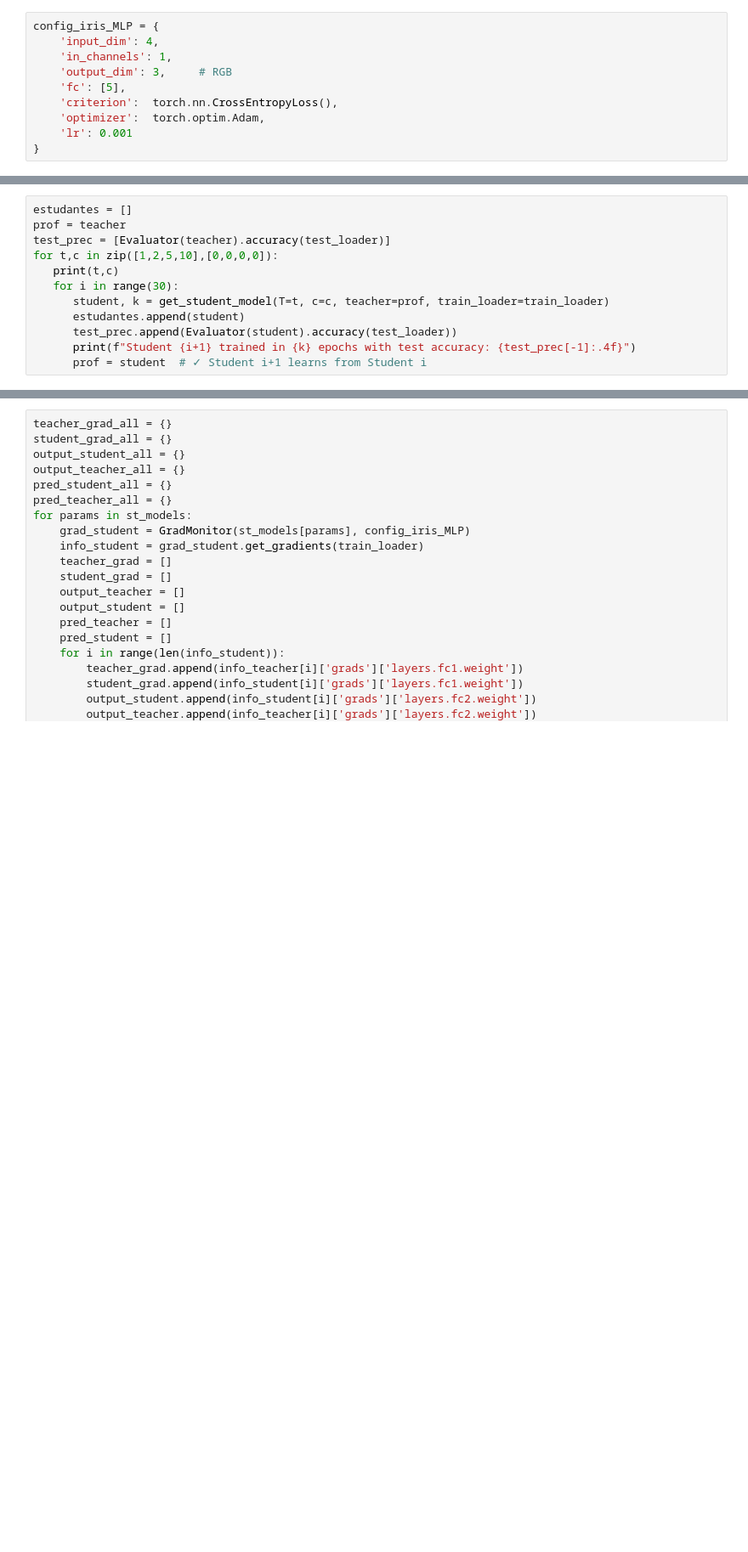
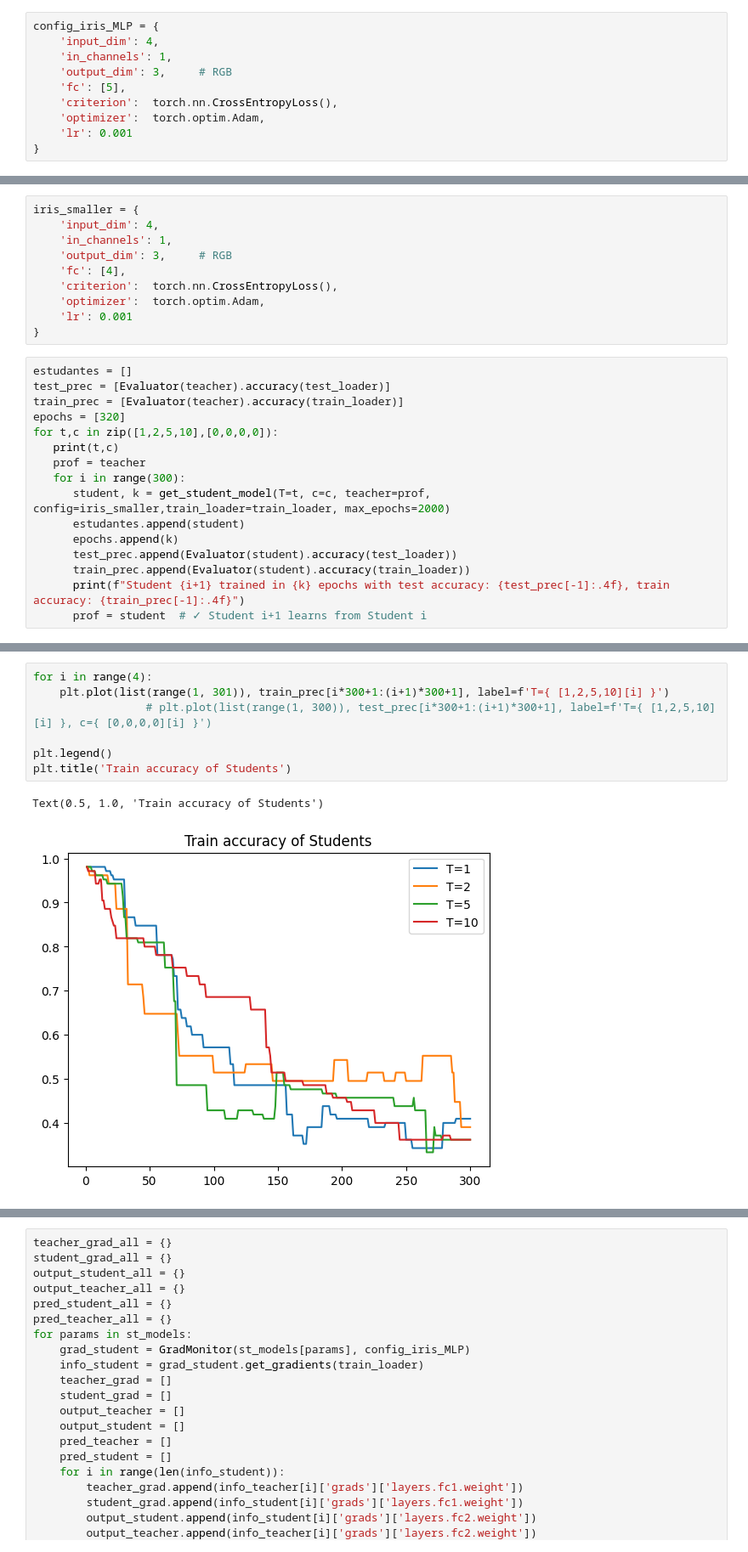
Before and after one commit to JessicaRch/knowledge_distillation, a Jupyter notebook: first_experiments/cascata_estudante.ipynb, the cells around one changed output, grey strips where cells are left out. Shown at 85% size. Drawn from its saved outputs; the diff is of its cells as text; blank space fills up the shorter version.

```diff
--- a/first_experiments/cascata_estudante.ipynb
+++ b/first_experiments/cascata_estudante.ipynb
@@ -69,14 +67,2 @@ def get_student_model(T, c, teacher, train_loader, config):
            break
    return student, k
-# %%
-estudantes = []
-prof = teacher
-test_prec = [Evaluator(teacher).accuracy(test_loader)]
-for t,c in zip([1,2,5,10],[0,0,0,0]):
-   print(t,c)
-   for i in range(30):
-      student, k = get_student_model(T=t, c=c, teacher=prof, train_loader=train_loader)
-      estudantes.append(student)
-      test_prec.append(Evaluator(student).accuracy(test_loader))
-      print(f"Student {i+1} trained in {k} epochs with test accuracy: {test_prec[-1]:.4f}")
-      prof = student  # ✓ Student i+1 learns from Student i
@@ -101,0 +69,26 @@ KeyboardInterrupt:
+# %%
+iris_smaller = {
+    'input_dim': 4,
+    'in_channels': 1,
+    'output_dim': 3,     # RGB
+    'fc': [4],
+    'criterion':  torch.nn.CrossEntropyLoss(),
+    'optimizer':  torch.optim.Adam,
+    'lr': 0.001
+}
+# %%
+estudantes = []
+test_prec = [Evaluator(teacher).accuracy(test_loader)]
+train_prec = [Evaluator(teacher).accuracy(train_loader)]
+epochs = [320]
+for t,c in zip([1,2,5,10],[0,0,0,0]):
+   print(t,c)
+   prof = teacher
+   for i in range(300):
+      student, k = get_student_model(T=t, c=c, teacher=prof, config=iris_smaller,train_loader=train_loader, max_epochs=2000)
+      estudantes.append(student)
+      epochs.append(k)
+      test_prec.append(Evaluator(student).accuracy(test_loader))
+      train_prec.append(Evaluator(student).accuracy(train_loader))
+      print(f"Student {i+1} trained in {k} epochs with test accuracy: {test_prec[-1]:.4f}, train accuracy: {train_prec[-1]:.4f}")
+      prof = student  # ✓ Student i+1 learns from Student i
@@ -101,0 +99,10 @@ KeyboardInterrupt:
+# %%
+for i in range(4):
+    plt.plot(list(range(1, 301)), train_prec[i*300+1:(i+1)*300+1], label=f'T={ [1,2,5,10][i] }')
+                 # plt.plot(list(range(1, 300)), test_prec[i*300+1:(i+1)*300+1], label=f'T={ [1,2,5,10][i] }, c={ [0,0,0,0][i] }')
+
+plt.legend()
+plt.title('Train accuracy of Students')
+# %% [output]
+Text(0.5, 1.0, 'Train accuracy of Students')
+[figure, added]
```
Also changed, not shown: parts of 8 cells of this notebook.
